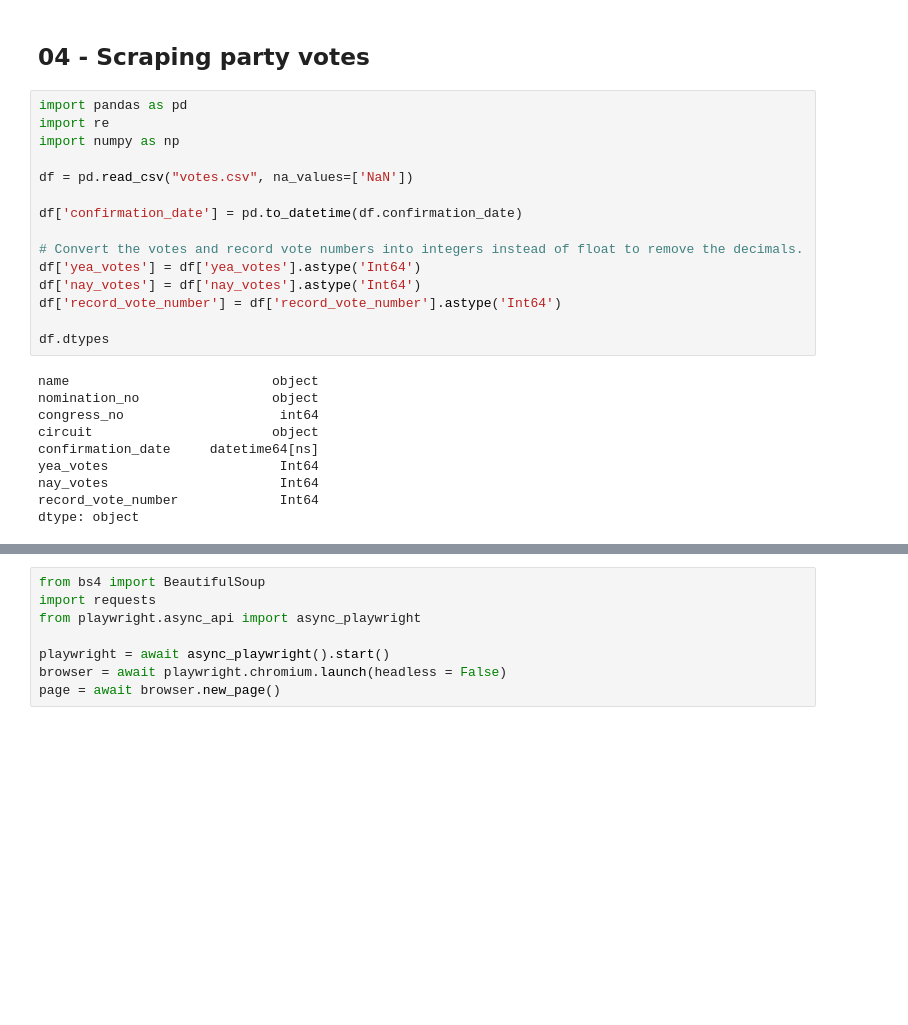
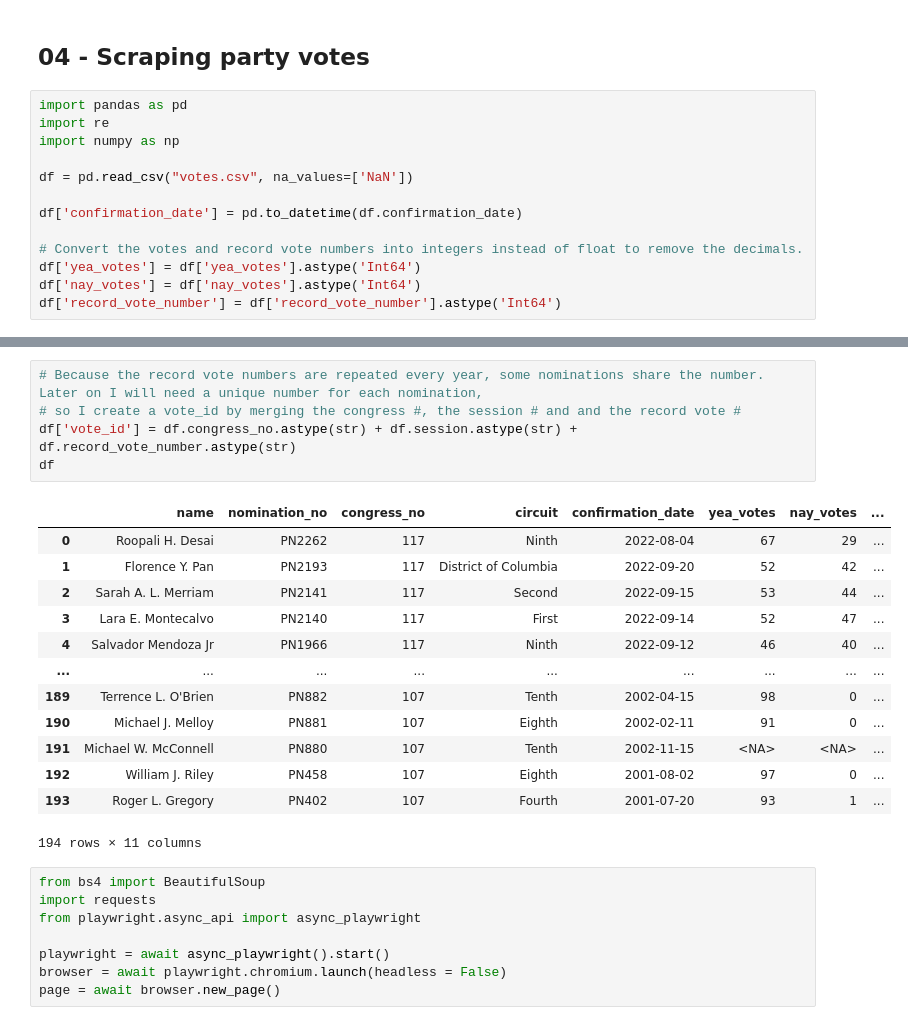
Before and after one commit to laurabejder/federal-judges-appointment, a Jupyter notebook: 04-party_votes.ipynb, the cells around one changed output, grey strips where cells are left out. Drawn from its saved outputs; the diff is of its cells as text; blank space fills up the shorter version.

Commit message:
saved party votes

```diff
--- a/04-party_votes.ipynb
+++ b/04-party_votes.ipynb
@@ -13,18 +13,6 @@ df['confirmation_date'] = pd.to_datetime(df.confirmation_date)
 df['yea_votes'] = df['yea_votes'].astype('Int64')
 df['nay_votes'] = df['nay_votes'].astype('Int64')
 df['record_vote_number'] = df['record_vote_number'].astype('Int64')
-
-df.dtypes
-# %% [output]
-name                          object
-nomination_no                 object
-congress_no                    int64
-circuit                       object
-confirmation_date     datetime64[ns]
-yea_votes                      Int64
-nay_votes                      Int64
-record_vote_number             Int64
-dtype: object
 # %%
 # Convert the record_vote_number into a three digit string – this will be important later when I have to loop
 # through URLs.
@@ -74,6 +62,25 @@ df.head(50)
 | 47 | Bridget S. Bade | PN213 | 116 | Ninth | 2019-03-26 | 78 | 21 | ... |
 | 48 | Jonathan A. Kobes | PN2117 | 115 | Eighth | 2018-12-11 | 50 | 50 | ... |
 | 49 | Ryan Douglas Nelson | PN1964 | 115 | Ninth | 2018-10-11 | 51 | 44 | ... |
+# %%
+# Because the record vote numbers are repeated every year, some nominations share the number. Later on I will need a unique number for each nomination,
+# so I create a vote_id by merging the congress #, the session # and and the record vote #
+df['vote_id'] = df.congress_no.astype(str) + df.session.astype(str) + df.record_vote_number.astype(str)
+df
+# %% [output]
+|  | name | nomination_no | congress_no | circuit | confirmation_date | yea_votes | nay_votes | ... |
+| 0 | Roopali H. Desai | PN2262 | 117 | Ninth | 2022-08-04 | 67 | 29 | ... |
+| 1 | Florence Y. Pan | PN2193 | 117 | District of Columbia | 2022-09-20 | 52 | 42 | ... |
+| 2 | Sarah A. L. Merriam | PN2141 | 117 | Second | 2022-09-15 | 53 | 44 | ... |
+| 3 | Lara E. Montecalvo | PN2140 | 117 | First | 2022-09-14 | 52 | 47 | ... |
+| 4 | Salvador Mendoza Jr | PN1966 | 117 | Ninth | 2022-09-12 | 46 | 40 | ... |
+| ... | ... | ... | ... | ... | ... | ... | ... | ... |
+| 189 | Terrence L. O'Brien | PN882 | 107 | Tenth | 2002-04-15 | 98 | 0 | ... |
+| 190 | Michael J. Melloy | PN881 | 107 | Eighth | 2002-02-11 | 91 | 0 | ... |
+| 191 | Michael W. McConnell | PN880 | 107 | Tenth | 2002-11-15 | <NA> | <NA> | ... |
+| 192 | William J. Riley | PN458 | 107 | Eighth | 2001-08-02 | 97 | 0 | ... |
+| 193 | Roger L. Gregory | PN402 | 107 | Fourth | 2001-07-20 | 93 | 1 | ... |
+194 rows × 11 columns
 # %%
 from bs4 import BeautifulSoup
 import requests
```
Also changed, not shown: parts of 2 cells of this notebook, 1 other file.
